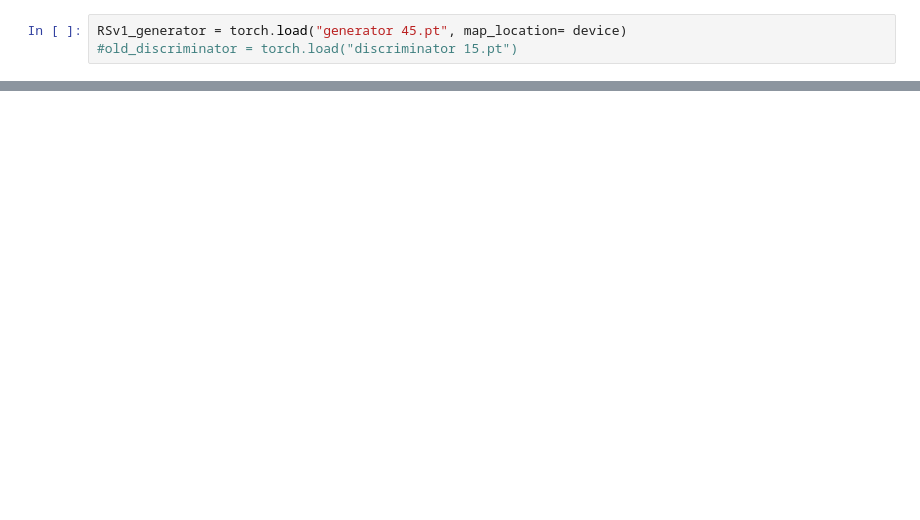
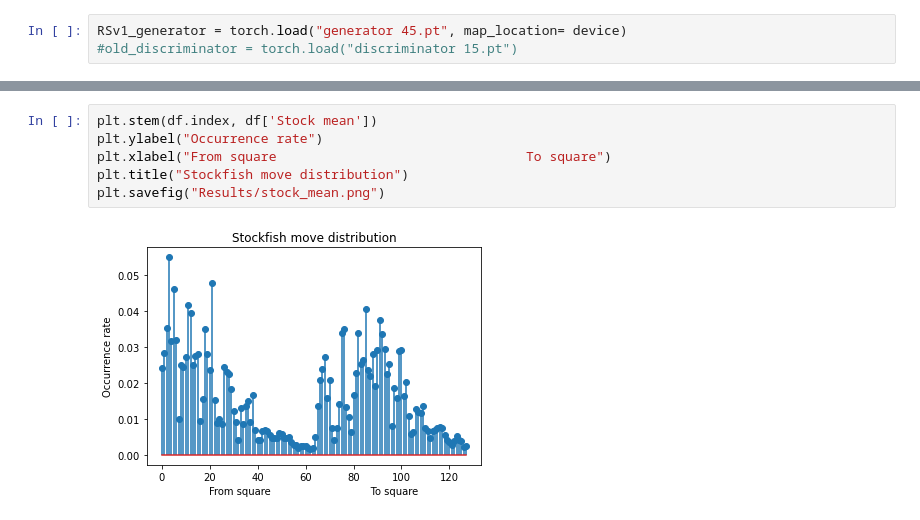
Before and after one commit to OsamaDabb/Chess_anti_cheat, a Jupyter notebook: ReesSaver.ipynb, the cells around one changed output, grey strips where cells are left out. Drawn from its saved outputs; the diff is of its cells as text; blank space fills up the shorter version.

```diff
--- a/ReesSaver.ipynb
+++ b/ReesSaver.ipynb
@@ -594,0 +862,8 @@ engine = chess.engine.SimpleEngine.popen_uci(r"C:\Users\xxxxx\Downloads\stockfis
+# %%
+plt.stem(df.index, df['Stock mean'])
+plt.ylabel("Occurrence rate")
+plt.xlabel("From square                                To square")
+plt.title("Stockfish move distribution")
+plt.savefig("Results/stock_mean.png")
+# %% [output]
+[figure, added]
```
Also changed, not shown: parts of 62 cells of this notebook, 2 other files.
